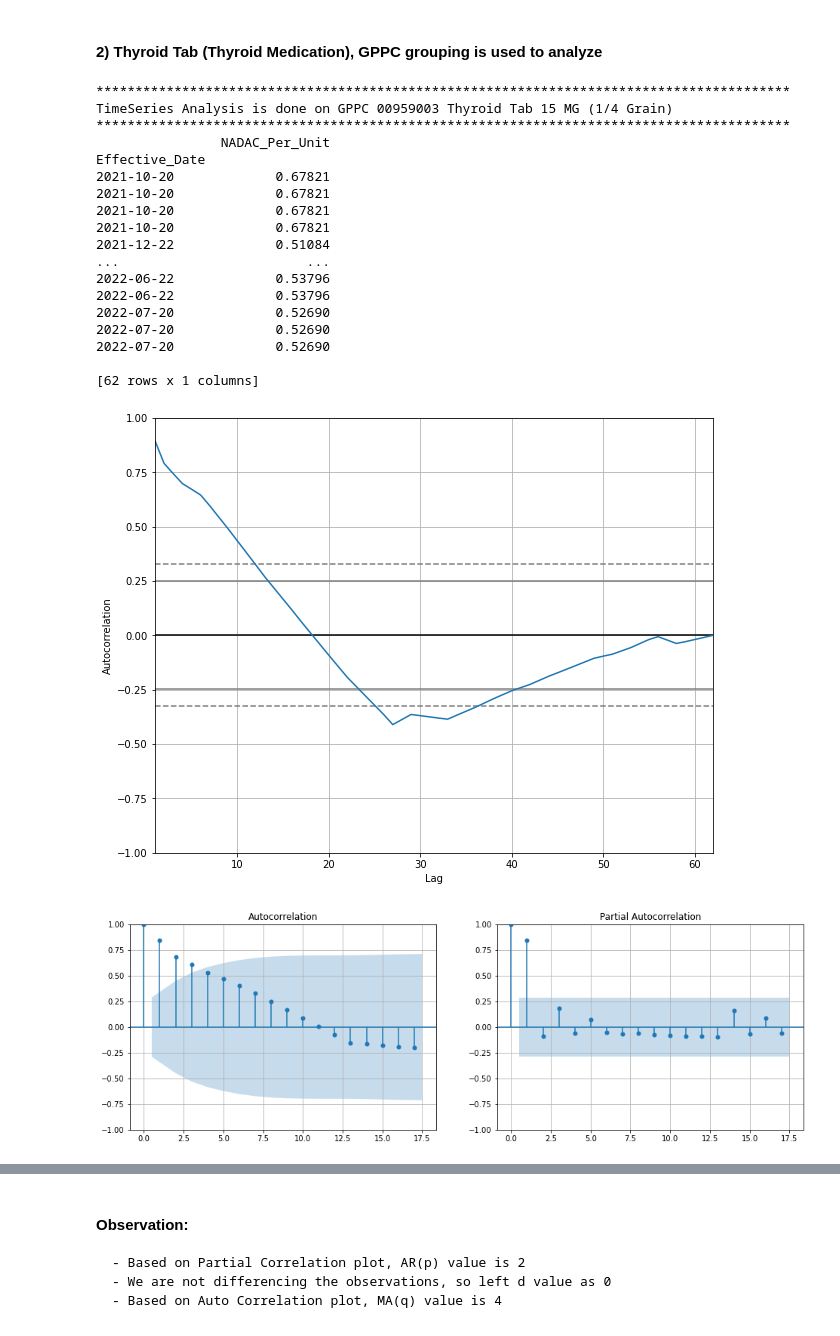
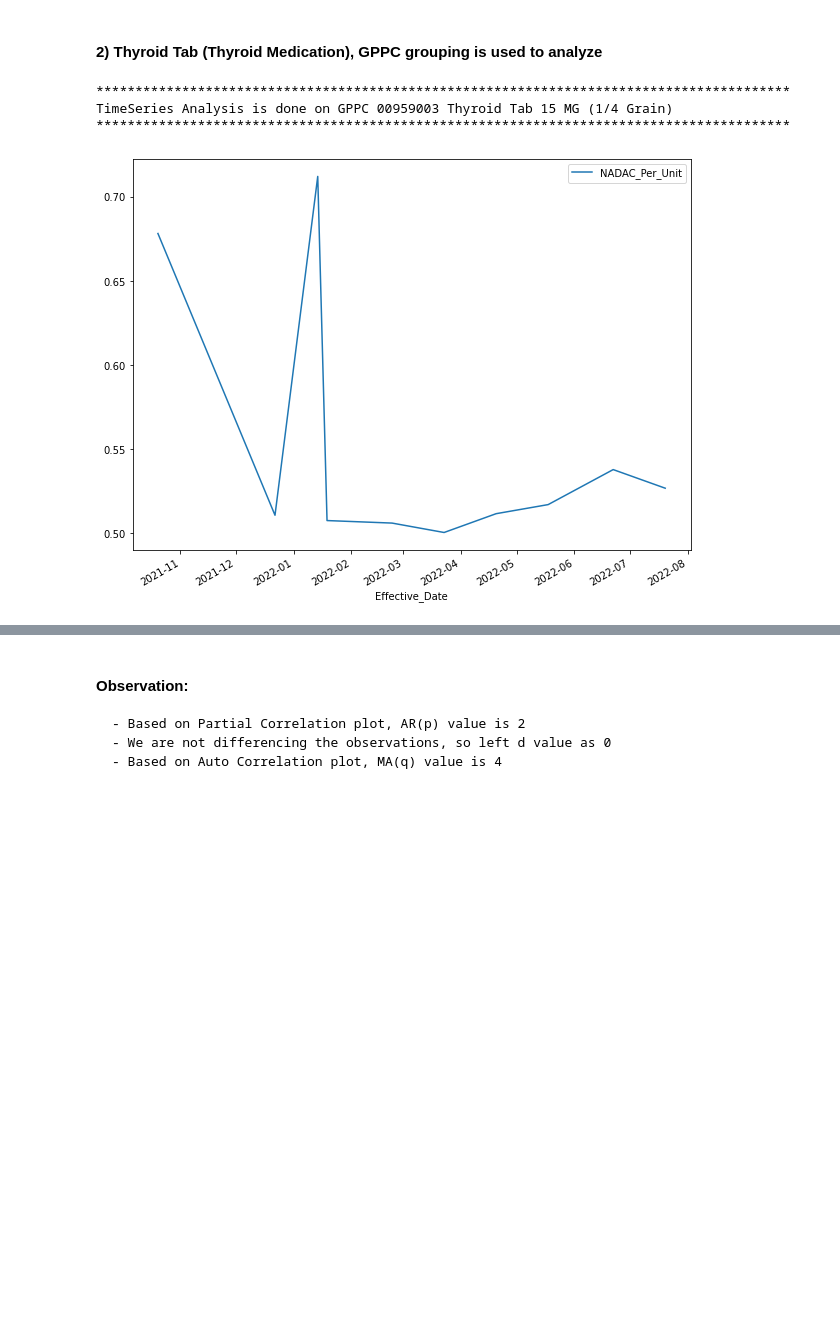
Before and after one commit to rajsandilya/Capstone, a Jupyter notebook: Timeseries.ipynb, the cells around one changed output, grey strips where cells are left out. Cells and saved outputs as stored; diff of their text form; code cells hidden in the pictures; blank space fills up the shorter version.

```diff
--- a/Timeseries.ipynb
+++ b/Timeseries.ipynb
@@ -312,29 +318,12 @@ Mean Absolute Percentage Error 0.18045980855627822
 # %%
 gppc = mddb_df.query("GENERIC_NAME.str.contains('Thyroid') ")['GPPC'].iloc[0]
 if gppc is not None:
     gppc_timeseries_df = get_timeseries_df_by_group('GPPC',gppc)
     if(gppc_timeseries_df is not None or not gppc_timeseries_df.empty):
-        print(gppc_timeseries_df)
-        plot_auto_correlation(gppc_timeseries_df)
-        plot_seasonal_decomposition(gppc_timeseries_df)
+        gppc_timeseries_df.plot()
+        plt.show();
 # %% [output]
 *****************************************************************************************
 TimeSeries Analysis is done on GPPC 00959003 Thyroid Tab 15 MG (1/4 Grain)
 *****************************************************************************************
-                NADAC_Per_Unit
-Effective_Date
-2021-10-20             0.67821
-2021-10-20             0.67821
-2021-10-20             0.67821
-2021-10-20             0.67821
-2021-12-22             0.51084
-...                        ...
-2022-06-22             0.53796
-2022-06-22             0.53796
-2022-07-20             0.52690
-2022-07-20             0.52690
-2022-07-20             0.52690
-
-[62 rows x 1 columns]
-[figure, old version]
+[figure, new version]
-[figure, removed]
```
Also changed, not shown: parts of 6 cells of this notebook.
